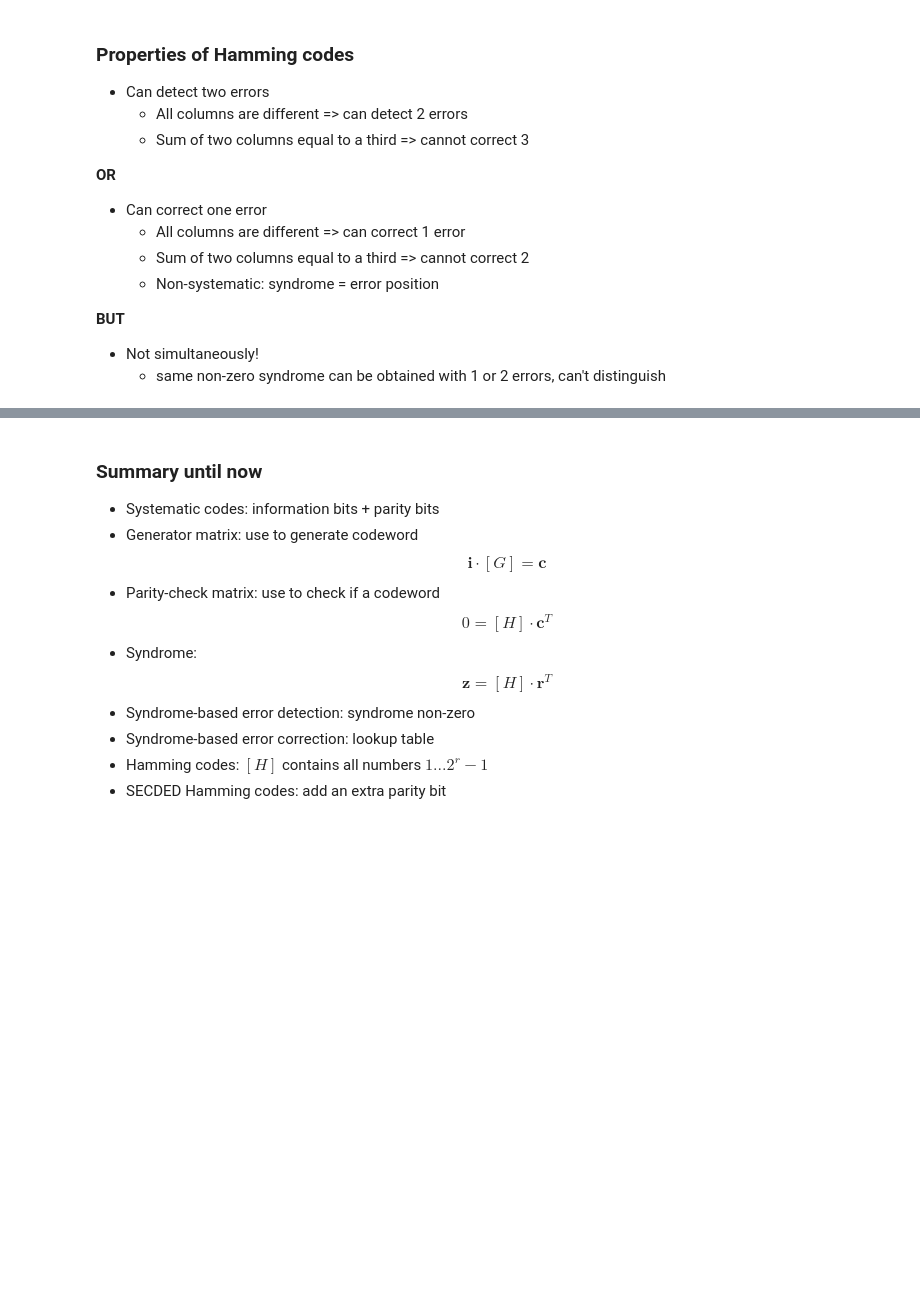
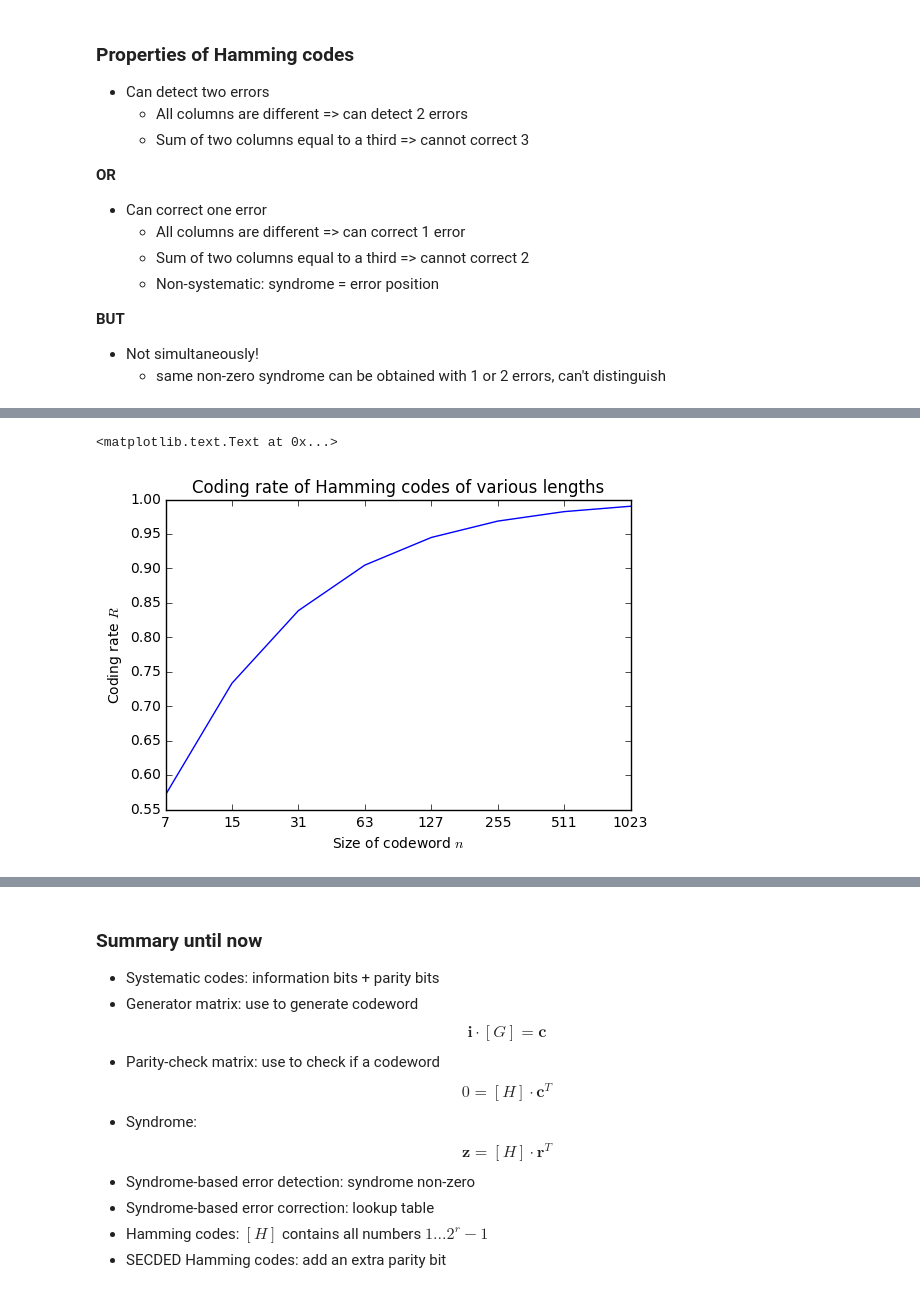
Before and after one commit to nikcleju/DEDP20162017, a Jupyter notebook: Lectures/01_ErrorControlCoding.ipynb, the cells around one changed output, grey strips where cells are left out. Drawn from its saved outputs; the diff is of its cells as text; code cells hidden in the pictures; blank space fills up the shorter version.

```diff
--- a/Lectures/01_ErrorControlCoding.ipynb
+++ b/Lectures/01_ErrorControlCoding.ipynb
@@ -291,0 +308,15 @@ are *the binary representation of all numbers from 1 to $2^r-1$*, $\forall r \ge
+# %%
+%matplotlib inline
+import numpy as np, matplotlib.pyplot as plt
+r = np.array([3., 4., 5., 6., 7., 8., 9., 10.])
+k = 2**r - r - 1
+n = 2**r-1
+R = k/n
+plt.plot(r, R)
+plt.xticks(r, [str(int(i)) for i in n])
+plt.title('Coding rate of Hamming codes of various lengths')
+plt.xlabel('Size of codeword $n$')
+plt.ylabel('Coding rate $R$')
+# %% [output]
+<matplotlib.text.Text at 0x...>
+[figure, added]
```
Also changed, not shown: parts of 20 cells of this notebook, 2 other files.
